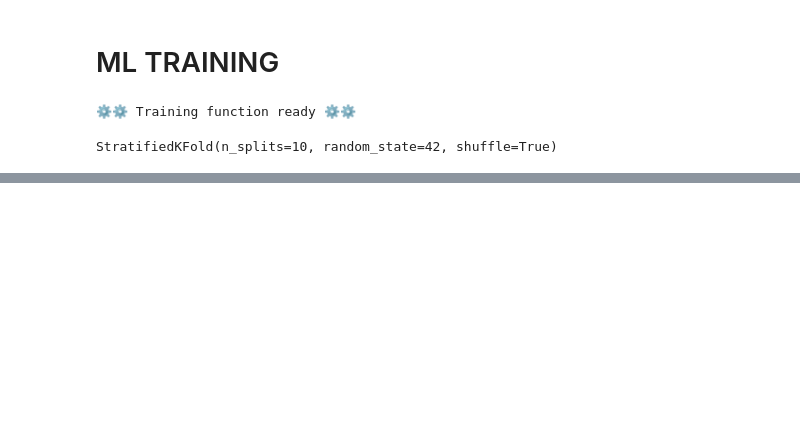
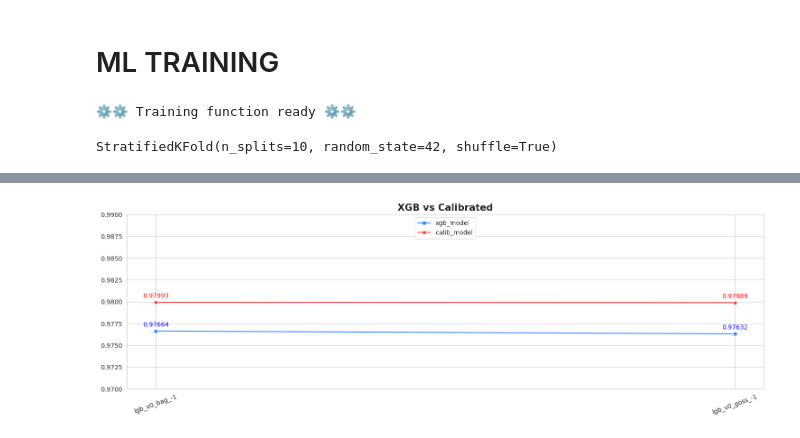
Before and after one commit to coded-sly/ps6e4-Irrigation-Need, a Jupyter notebook: ps6e4-lgbm-calibration-trainer.ipynb, the cells around one changed output, grey strips where cells are left out. Drawn from its saved outputs; the diff is of its cells as text; code cells hidden in the pictures; blank space fills up the shorter version.

```diff
--- a/ps6e4-lgbm-calibration-trainer.ipynb
+++ b/ps6e4-lgbm-calibration-trainer.ipynb
@@ -1629,37 +1742,39 @@ for i, (model, imp) in enumerate(all_feat_importances.items()):
 # %%
-# all_model_scores = {}
+all_model_scores = {}
 
-# for i, (k, v) in enumerate(all_model_predictions.items()):
-#     for x, y in v.items():
-#         if x == 'scores':
-#             all_model_scores[k] = y
+for i, (k, v) in enumerate(all_model_predictions.items()):
+    for x, y in v.items():
+        if x == 'scores':
+            all_model_scores[k] = y
 
-# raw_scores, calib_scores, names = [], [], []
+raw_scores, calib_scores, names = [], [], []
 
-# for k, group in all_model_scores.items():
-#     raw_scores.append(group[0])
-#     calib_scores.append(group[1])
-#     names.append(k)
+for k, group in all_model_scores.items():
+    raw_scores.append(group[0])
+    calib_scores.append(group[1])
+    names.append(k)
 
-# plt.figure(figsize=(15, 5))
-# ax1 = sns.lineplot(raw_scores, marker='s', label='xgb_model')
-# ax2 = sns.lineplot(calib_scores, marker='o', label='calib_model')
+plt.figure(figsize=(15, 5))
+ax1 = sns.lineplot(raw_scores, marker='s', label='xgb_model')
+ax2 = sns.lineplot(calib_scores, marker='o', label='calib_model')
 
-# y_add = 5e-4
+y_add = 5e-4
 
-# for i, s1 in enumerate(raw_scores):
-#     ax1.text(float(i), s1+y_add, s1, ha='center', va='baseline', color='b')
+for i, s1 in enumerate(raw_scores):
+    ax1.text(float(i), s1+y_add, s1, ha='center', va='baseline', color='b')
 
-# for i, s2 in enumerate(calib_scores):
-#     ax2.text(float(i), s2+y_add, s2, ha='center', va='baseline', color='r')
+for i, s2 in enumerate(calib_scores):
+    ax2.text(float(i), s2+y_add, s2, ha='center', va='baseline', color='r')
 
-# plt.ylim((0.97, 0.99))
-# plt.legend(loc='upper center')
-# plt.xticks(range(len(names)), names, rotation=20)
-# plt.title('XGB vs Calibrated', fontdict={'weight': 'semibold', 'size': 15})
+plt.ylim((0.97, 0.99))
+plt.legend(loc='upper center')
+plt.xticks(range(len(names)), names, rotation=20)
+plt.title('XGB vs Calibrated', fontdict={'weight': 'semibold', 'size': 15})
 
-# plt.tight_layout()
-# plt.show()
+plt.tight_layout()
+plt.show()
+# %% [output]
+[figure, added]
 # %%
 # !rm -r /kaggle/working
 # %%
```
Also changed, not shown: parts of 29 cells of this notebook.
